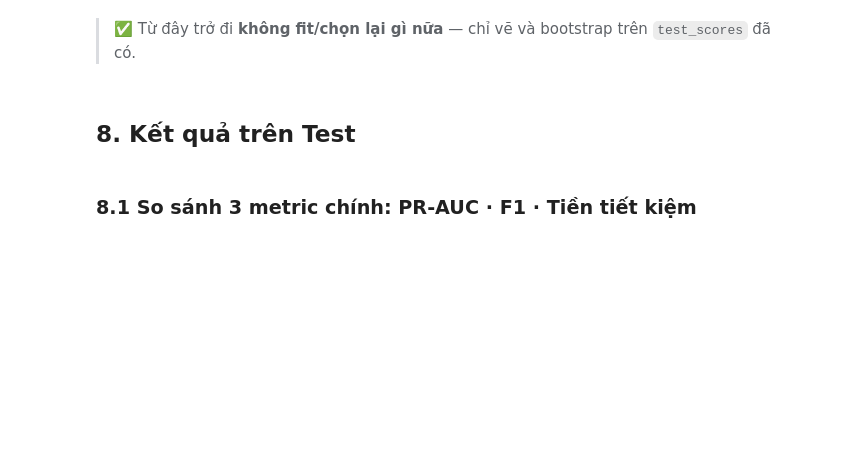
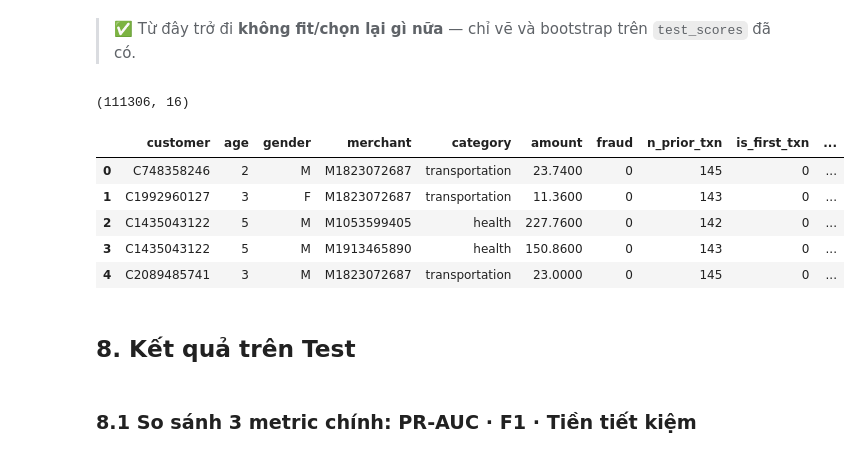
Before and after one commit to DakFu2k6/DS66A_Group_07, a Jupyter notebook: Fraud_Detection.ipynb, the cells around one changed output. Drawn from its saved outputs; the diff is of its cells as text; code cells hidden in the pictures; blank space fills up the shorter version.

```diff
--- a/Fraud_Detection.ipynb
+++ b/Fraud_Detection.ipynb
@@ -827,6 +827,17 @@ TEST — 111,306 giao dịch, 1,200 gian lận. Tổn thất nếu KHÔNG có m
 | Baseline: category | 0.4641 | 0.531 | 0.555 | 0.508 | 8,533 | 0.963 | $592,521 | ... |
 # %% [markdown]
 > ✅ Từ đây trở đi **không fit/chọn lại gì nữa** — chỉ vẽ và bootstrap trên `test_scores` đã có.
+# %%
+print(te.shape)
+te.head()
+# %% [output]
+(111306, 16)
+|  | customer | age | gender | merchant | category | amount | fraud | n_prior_txn | is_first_txn | ... |
+| 0 | C748358246 | 2 | M | M1823072687 | transportation | 23.7400 | 0 | 145 | 0 | ... |
+| 1 | C1992960127 | 3 | F | M1823072687 | transportation | 11.3600 | 0 | 143 | 0 | ... |
+| 2 | C1435043122 | 5 | M | M1053599405 | health | 227.7600 | 0 | 142 | 0 | ... |
+| 3 | C1435043122 | 5 | M | M1913465890 | health | 150.8600 | 0 | 143 | 0 | ... |
+| 4 | C2089485741 | 3 | M | M1823072687 | transportation | 23.0000 | 0 | 145 | 0 | ... |
 # %% [markdown]
 ## 8. Kết quả trên Test
 # %% [markdown]
```
Also changed, not shown: parts of 2 cells of this notebook, 1 other file.
